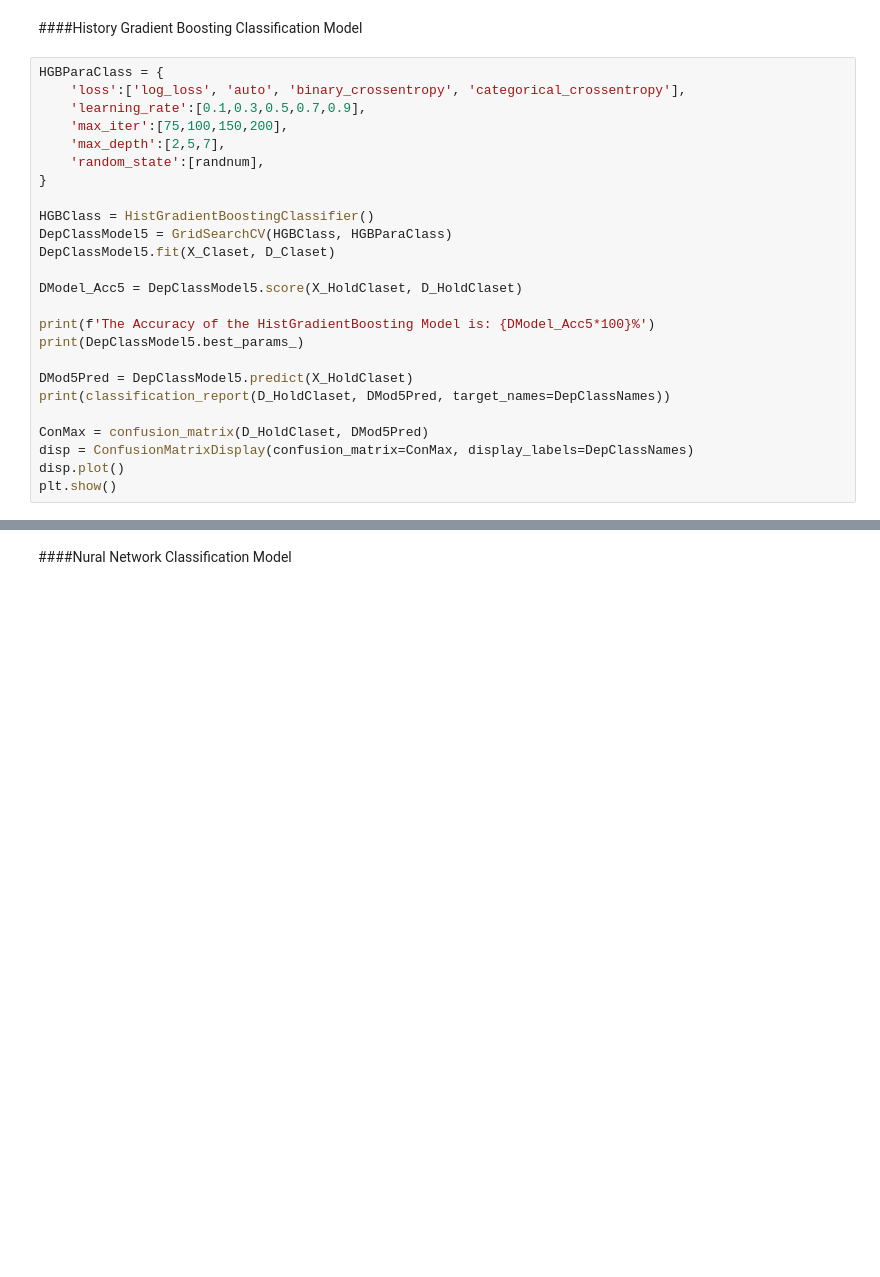
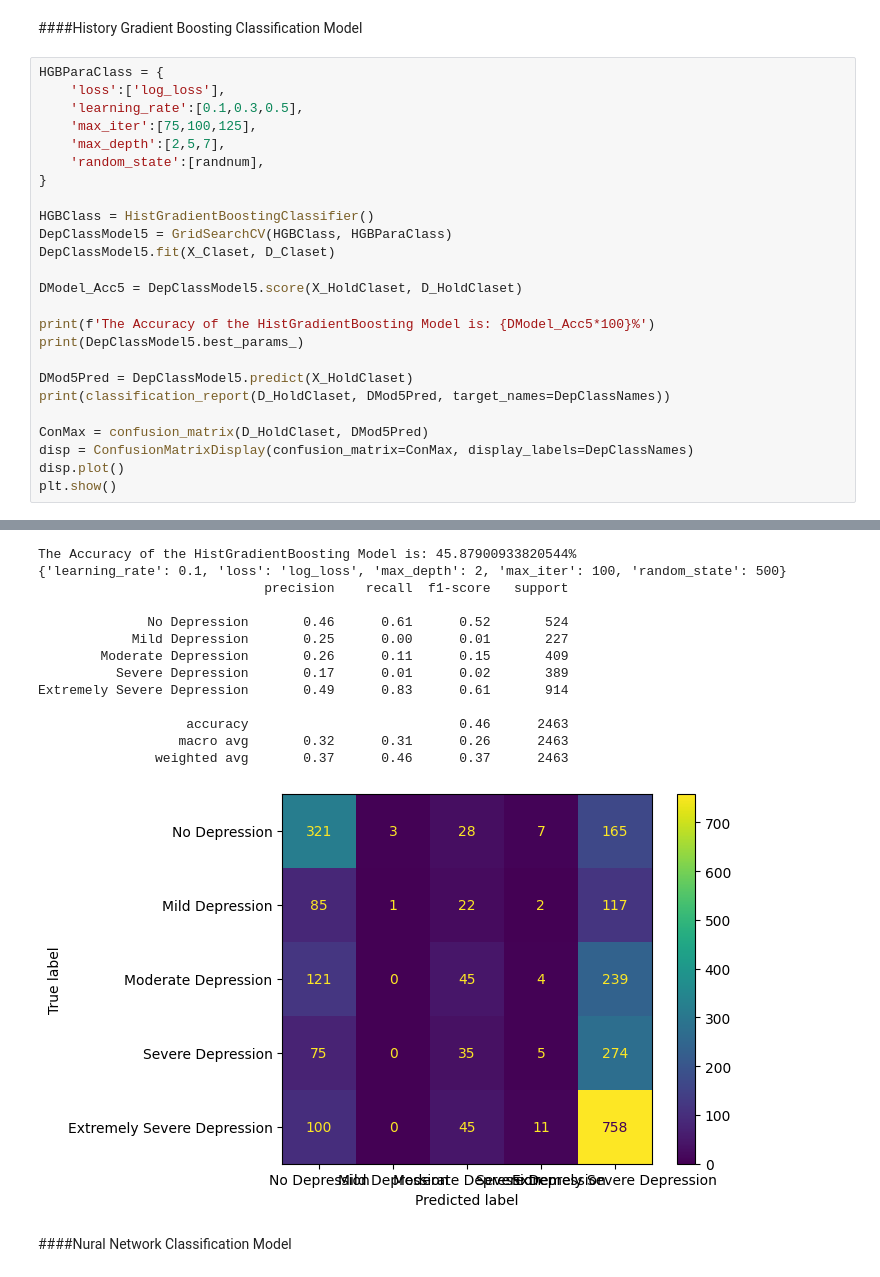
Before and after one commit to SeanWallinger/DataScienceProject, a Jupyter notebook: Data_Science_Project.ipynb, the cells around one changed output, grey strips where cells are left out. Saved outputs shown, nothing was run; the diff lists cells and outputs as text; blank space fills up the shorter version.

```diff
--- a/Data_Science_Project.ipynb
+++ b/Data_Science_Project.ipynb
@@ -1307,9 +1359,9 @@ plt.show()
 ####History Gradient Boosting Classification Model
 # %%
 HGBParaClass = {
-    'loss':['log_loss', 'auto', 'binary_crossentropy', 'categorical_crossentropy'],
-    'learning_rate':[0.1,0.3,0.5,0.7,0.9],
-    'max_iter':[75,100,150,200],
+    'loss':['log_loss'],
+    'learning_rate':[0.1,0.3,0.5],
+    'max_iter':[75,100,125],
     'max_depth':[2,5,7],
     'random_state':[randnum],
 }
@@ -1330,3 +1382,4 @@ ConMax = confusion_matrix(D_HoldClaset, DMod5Pred)
 disp = ConfusionMatrixDisplay(confusion_matrix=ConMax, display_labels=DepClassNames)
 disp.plot()
 plt.show()
+# %% [output]
@@ -1333,3 +1404,17 @@ plt.show()
+The Accuracy of the HistGradientBoosting Model is: 45.87900933820544%
+{'learning_rate': 0.1, 'loss': 'log_loss', 'max_depth': 2, 'max_iter': 100, 'random_state': 500}
+                             precision    recall  f1-score   support
+
+              No Depression       0.46      0.61      0.52       524
+            Mild Depression       0.25      0.00      0.01       227
+        Moderate Depression       0.26      0.11      0.15       409
+          Severe Depression       0.17      0.01      0.02       389
+Extremely Severe Depression       0.49      0.83      0.61       914
+
+                   accuracy                           0.46      2463
+                  macro avg       0.32      0.31      0.26      2463
+               weighted avg       0.37      0.46      0.37      2463
+[figure, added]
 # %% [markdown]
 ####Nural Network Classification Model
 # %%
```
Also changed, not shown: parts of 49 cells of this notebook.
